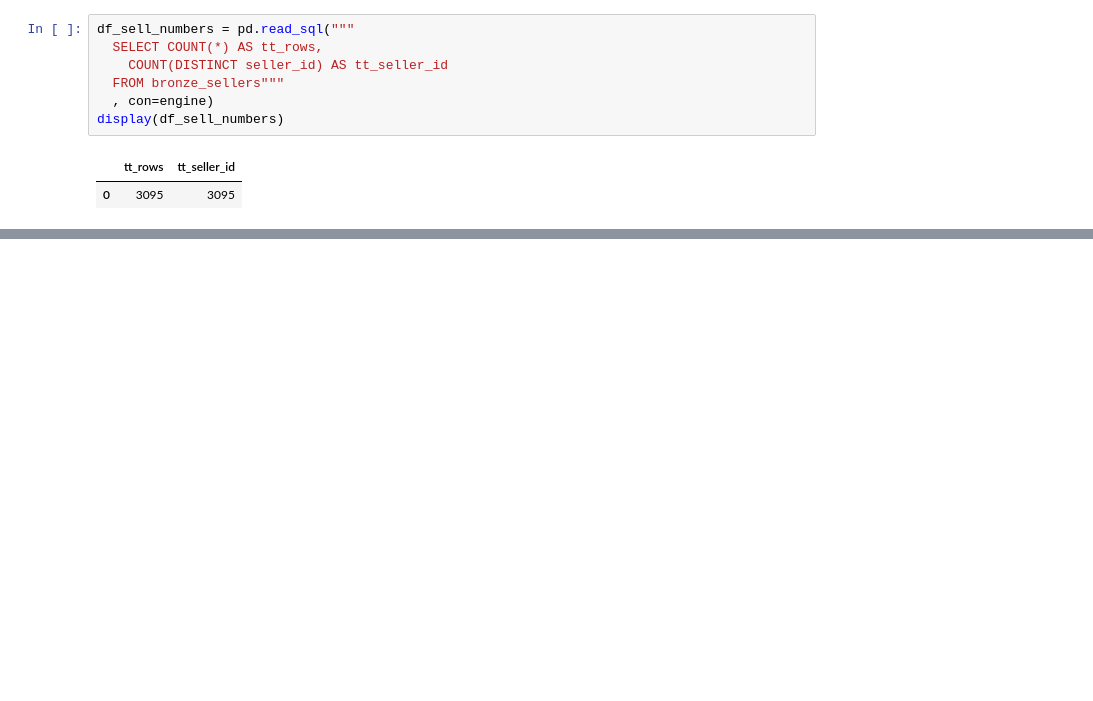
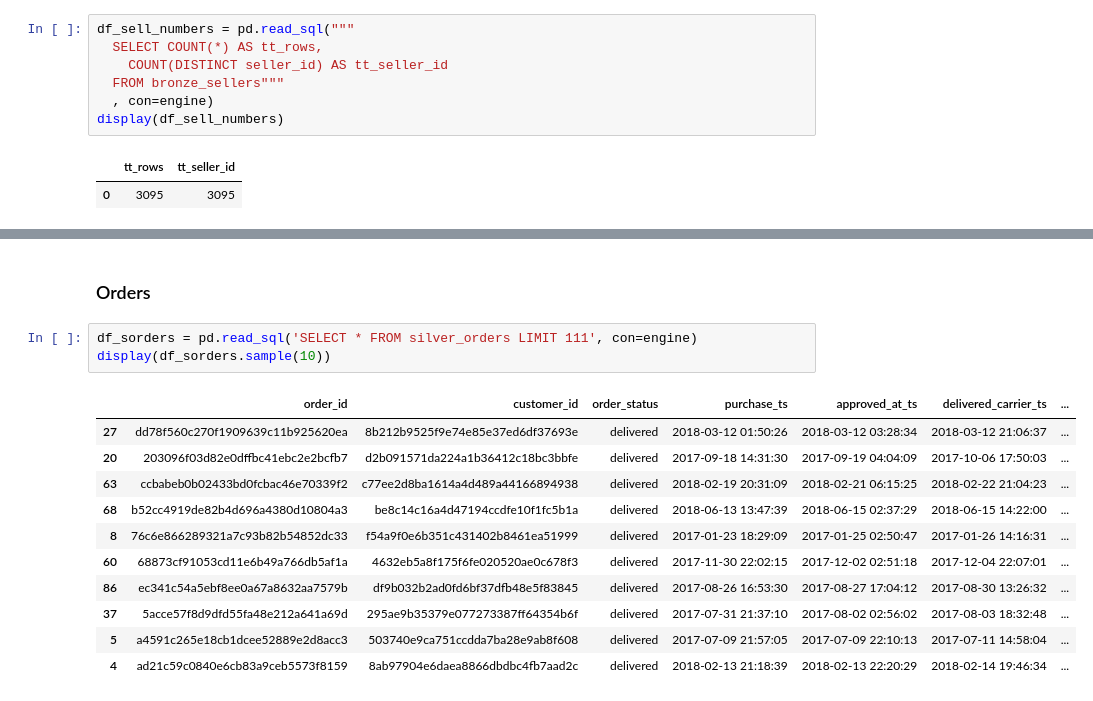
Before and after one commit to doegemon/etl_churn, a Jupyter notebook: notebooks/dbt_data_check.ipynb, the cells around one changed output, grey strips where cells are left out. Drawn from its saved outputs; the diff is of its cells as text; blank space fills up the shorter version.

```diff
--- a/notebooks/dbt_data_check.ipynb
+++ b/notebooks/dbt_data_check.ipynb
@@ -698,0 +785,17 @@ display(df_sell_numbers)
+# %% [markdown]
+### Orders
+# %%
+df_sorders = pd.read_sql('SELECT * FROM silver_orders LIMIT 111', con=engine)
+display(df_sorders.sample(10))
+# %% [output]
+|  | order_id | customer_id | order_status | purchase_ts | approved_at_ts | delivered_carrier_ts | ... |
+| 27 | dd78f560c270f1909639c11b925620ea | 8b212b9525f9e74e85e37ed6df37693e | delivered | 2018-03-12 01:50:26 | 2018-03-12 03:28:34 | 2018-03-12 21:06:37 | ... |
+| 20 | 203096f03d82e0dffbc41ebc2e2bcfb7 | d2b091571da224a1b36412c18bc3bbfe | delivered | 2017-09-18 14:31:30 | 2017-09-19 04:04:09 | 2017-10-06 17:50:03 | ... |
+| 63 | ccbabeb0b02433bd0fcbac46e70339f2 | c77ee2d8ba1614a4d489a44166894938 | delivered | 2018-02-19 20:31:09 | 2018-02-21 06:15:25 | 2018-02-22 21:04:23 | ... |
+| 68 | b52cc4919de82b4d696a4380d10804a3 | be8c14c16a4d47194ccdfe10f1fc5b1a | delivered | 2018-06-13 13:47:39 | 2018-06-15 02:37:29 | 2018-06-15 14:22:00 | ... |
+| 8 | 76c6e866289321a7c93b82b54852dc33 | f54a9f0e6b351c431402b8461ea51999 | delivered | 2017-01-23 18:29:09 | 2017-01-25 02:50:47 | 2017-01-26 14:16:31 | ... |
+| 60 | 68873cf91053cd11e6b49a766db5af1a | 4632eb5a8f175f6fe020520ae0c678f3 | delivered | 2017-11-30 22:02:15 | 2017-12-02 02:51:18 | 2017-12-04 22:07:01 | ... |
+| 86 | ec341c54a5ebf8ee0a67a8632aa7579b | df9b032b2ad0fd6bf37dfb48e5f83845 | delivered | 2017-08-26 16:53:30 | 2017-08-27 17:04:12 | 2017-08-30 13:26:32 | ... |
+| 37 | 5acce57f8d9dfd55fa48e212a641a69d | 295ae9b35379e077273387ff64354b6f | delivered | 2017-07-31 21:37:10 | 2017-08-02 02:56:02 | 2017-08-03 18:32:48 | ... |
+| 5 | a4591c265e18cb1dcee52889e2d8acc3 | 503740e9ca751ccdda7ba28e9ab8f608 | delivered | 2017-07-09 21:57:05 | 2017-07-09 22:10:13 | 2017-07-11 14:58:04 | ... |
+| 4 | ad21c59c0840e6cb83a9ceb5573f8159 | 8ab97904e6daea8866dbdbc4fb7aad2c | delivered | 2018-02-13 21:18:39 | 2018-02-13 22:20:29 | 2018-02-14 19:46:34 | ... |
```
Also changed, not shown: parts of 27 cells of this notebook, 8 other files.
